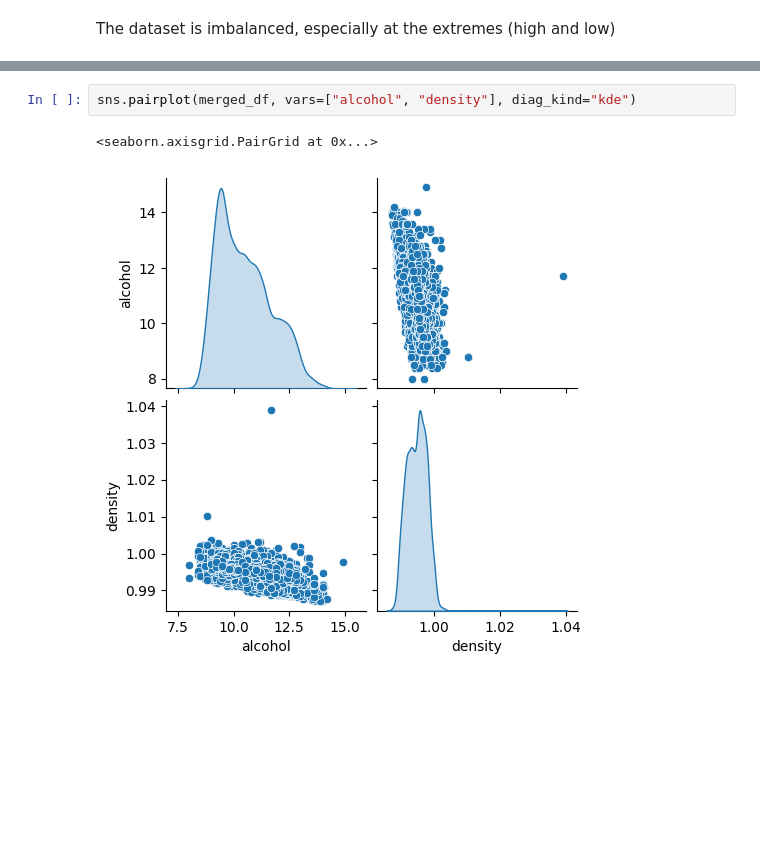
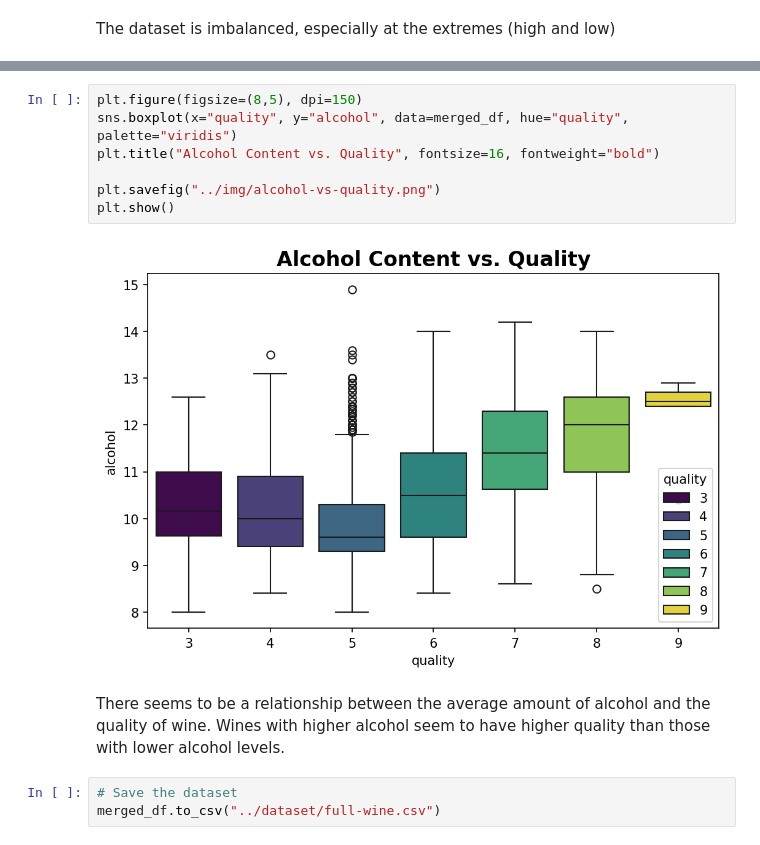
Before and after one commit to DejusDevspace/FlexiSAF-Advanced-GenAI-DS-Internship, a Jupyter notebook: task1/notebooks/01_data_exploration.ipynb, the cells around one changed output, grey strips where cells are left out. Drawn from its saved outputs; the diff is of its cells as text; blank space fills up the shorter version.

```diff
--- a/task1/notebooks/01_data_exploration.ipynb
+++ b/task1/notebooks/01_data_exploration.ipynb
@@ -118,5 +109,14 @@ plt.show()
-# %%
-sns.pairplot(merged_df, vars=["alcohol", "density"], diag_kind="kde")
-# %% [output]
-<seaborn.axisgrid.PairGrid at 0x...>
-[figure, removed]
+# %%
+plt.figure(figsize=(8,5), dpi=150)
+sns.boxplot(x="quality", y="alcohol", data=merged_df, hue="quality", palette="viridis")
+plt.title("Alcohol Content vs. Quality", fontsize=16, fontweight="bold")
+
+plt.savefig("../img/alcohol-vs-quality.png")
+plt.show()
+# %% [output]
+[figure, added]
+# %% [markdown]
+There seems to be a relationship between the average amount of alcohol and the quality of wine. Wines with higher alcohol seem to have higher quality than those with lower alcohol levels.
+# %%
+# Save the dataset
+merged_df.to_csv("../dataset/full-wine.csv")
```
Also changed, not shown: parts of 1 cell of this notebook, 1 other file.
